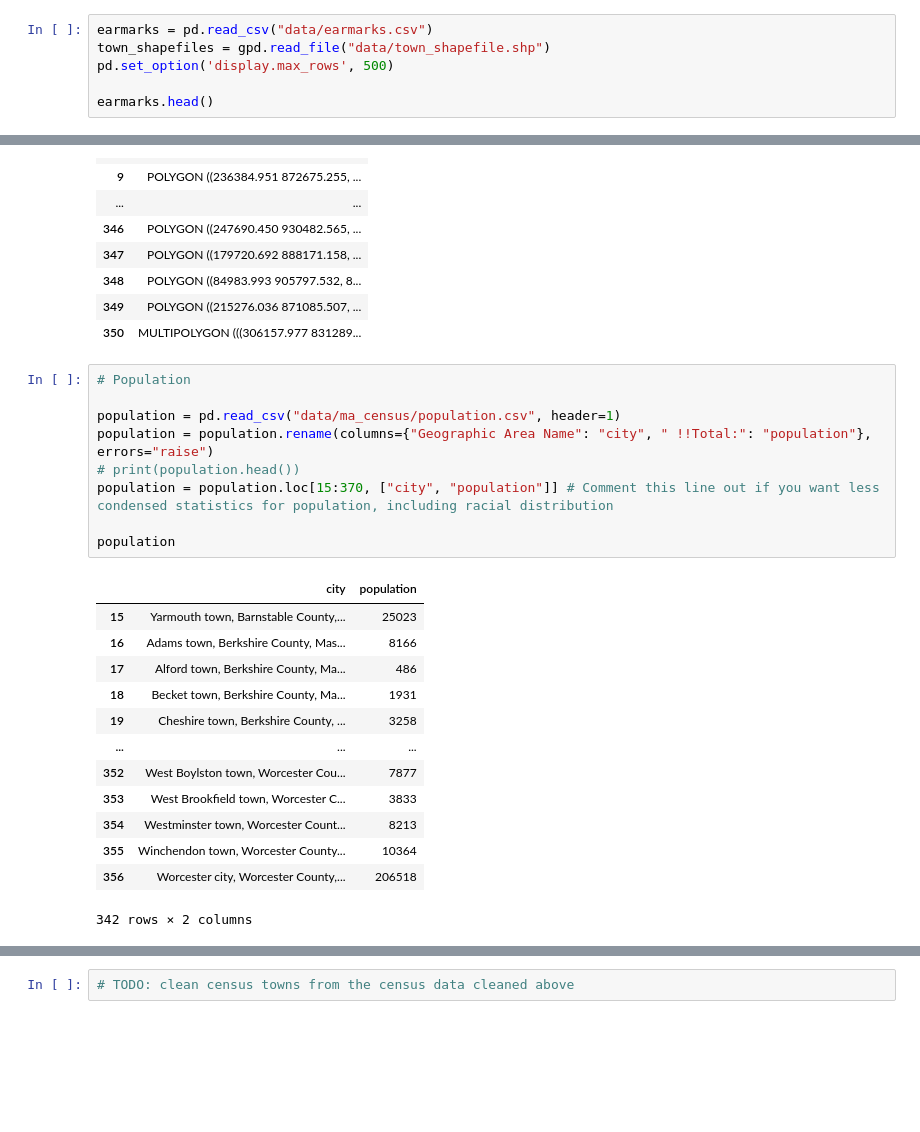
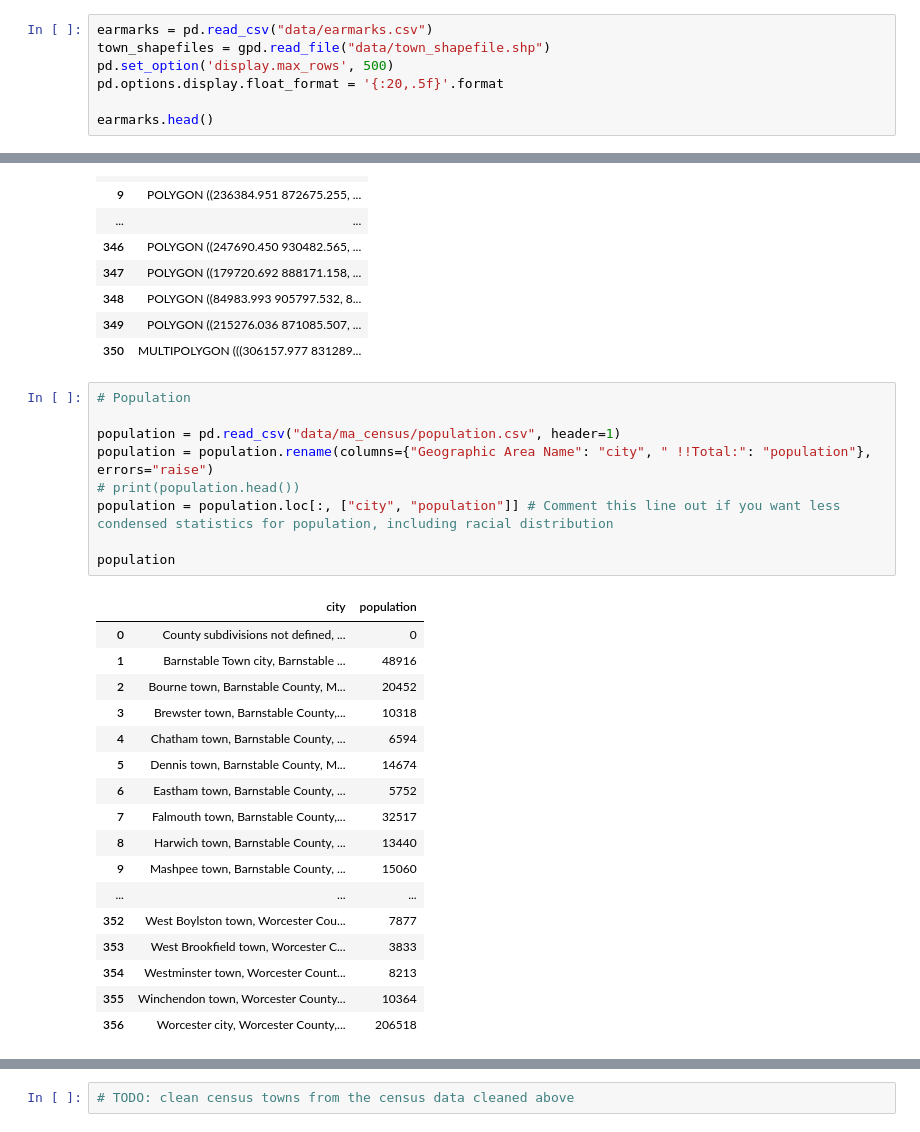
Before and after one commit to specificlanguage/gbh_earmarks, a Jupyter notebook: earmark_analysis.ipynb, the cells around one changed output, grey strips where cells are left out. Saved outputs shown, nothing was run; the diff lists cells and outputs as text; blank space fills up the shorter version.

Commit message:
General fixes & category analysis
- Fixed missing towns errors -- need to fix 92 mistagged locations
- More general manual fixes for categories
- Added some basic category analysis

```diff
--- a/earmark_analysis.ipynb
+++ b/earmark_analysis.ipynb
@@ -9,6 +9,7 @@ import re
 earmarks = pd.read_csv("data/earmarks.csv")
 town_shapefiles = gpd.read_file("data/town_shapefile.shp")
 pd.set_option('display.max_rows', 500)
+pd.options.display.float_format = '{:20,.5f}'.format
 
 earmarks.head()
 # %% [output]
@@ -41,26 +42,30 @@ town_shapefiles
 # %%
 # Population
 
 population = pd.read_csv("data/ma_census/population.csv", header=1)
 population = population.rename(columns={"Geographic Area Name": "city", " !!Total:": "population"}, errors="raise")
 # print(population.head())
-population = population.loc[15:370, ["city", "population"]] # Comment this line out if you want less condensed statistics for population, including racial distribution
+population = population.loc[:, ["city", "population"]] # Comment this line out if you want less condensed statistics for population, including racial distribution
 
 population
 # %% [output]
 |  | city | population |
-| 15 | Yarmouth town, Barnstable County,... | 25023 |
-| 16 | Adams town, Berkshire County, Mas... | 8166 |
-| 17 | Alford town, Berkshire County, Ma... | 486 |
-| 18 | Becket town, Berkshire County, Ma... | 1931 |
-| 19 | Cheshire town, Berkshire County, ... | 3258 |
+| 0 | County subdivisions not defined, ... | 0 |
+| 1 | Barnstable Town city, Barnstable ... | 48916 |
+| 2 | Bourne town, Barnstable County, M... | 20452 |
+| 3 | Brewster town, Barnstable County,... | 10318 |
+| 4 | Chatham town, Barnstable County, ... | 6594 |
+| 5 | Dennis town, Barnstable County, M... | 14674 |
+| 6 | Eastham town, Barnstable County, ... | 5752 |
+| 7 | Falmouth town, Barnstable County,... | 32517 |
+| 8 | Harwich town, Barnstable County, ... | 13440 |
+| 9 | Mashpee town, Barnstable County, ... | 15060 |
 | ... | ... | ... |
 | 352 | West Boylston town, Worcester Cou... | 7877 |
 | 353 | West Brookfield town, Worcester C... | 3833 |
 | 354 | Westminster town, Worcester Count... | 8213 |
 | 355 | Winchendon town, Worcester County... | 10364 |
 | 356 | Worcester city, Worcester County,... | 206518 |
-342 rows × 2 columns
 # %%
 
 new_names = {}
```
Also changed, not shown: parts of 8 cells of this notebook, 2 other files.
